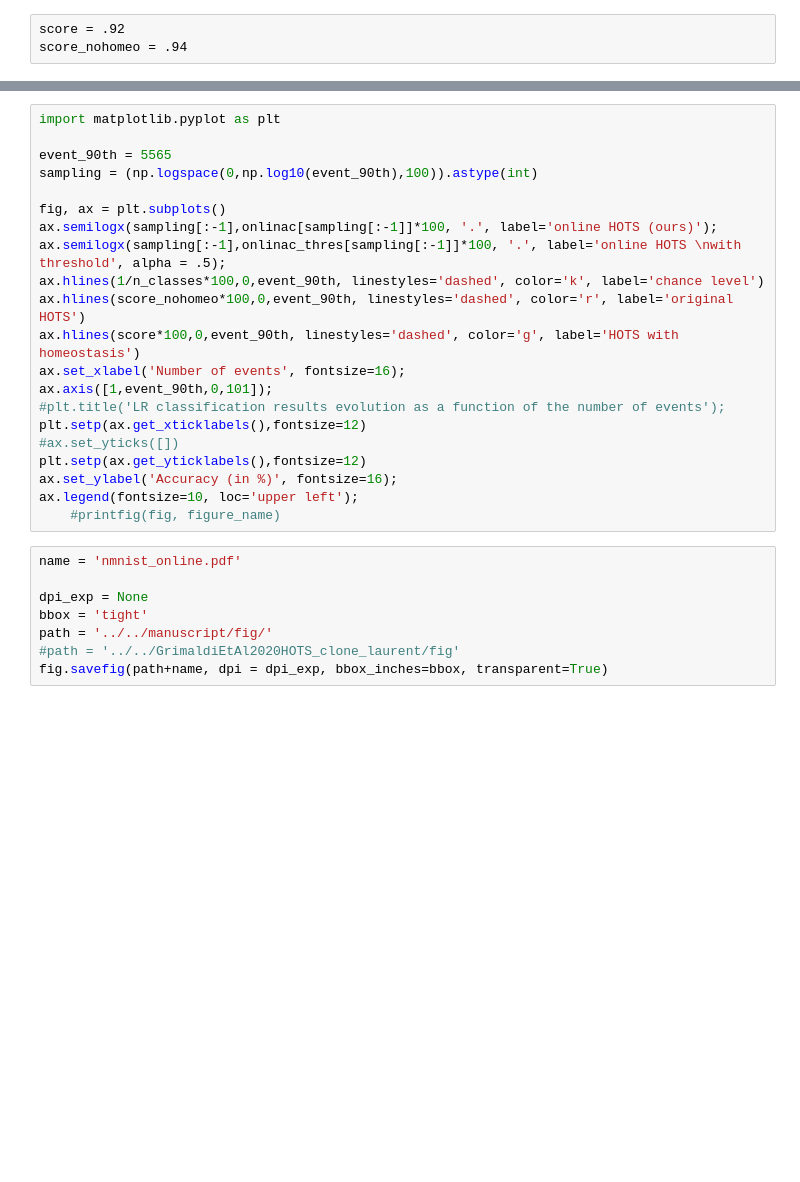
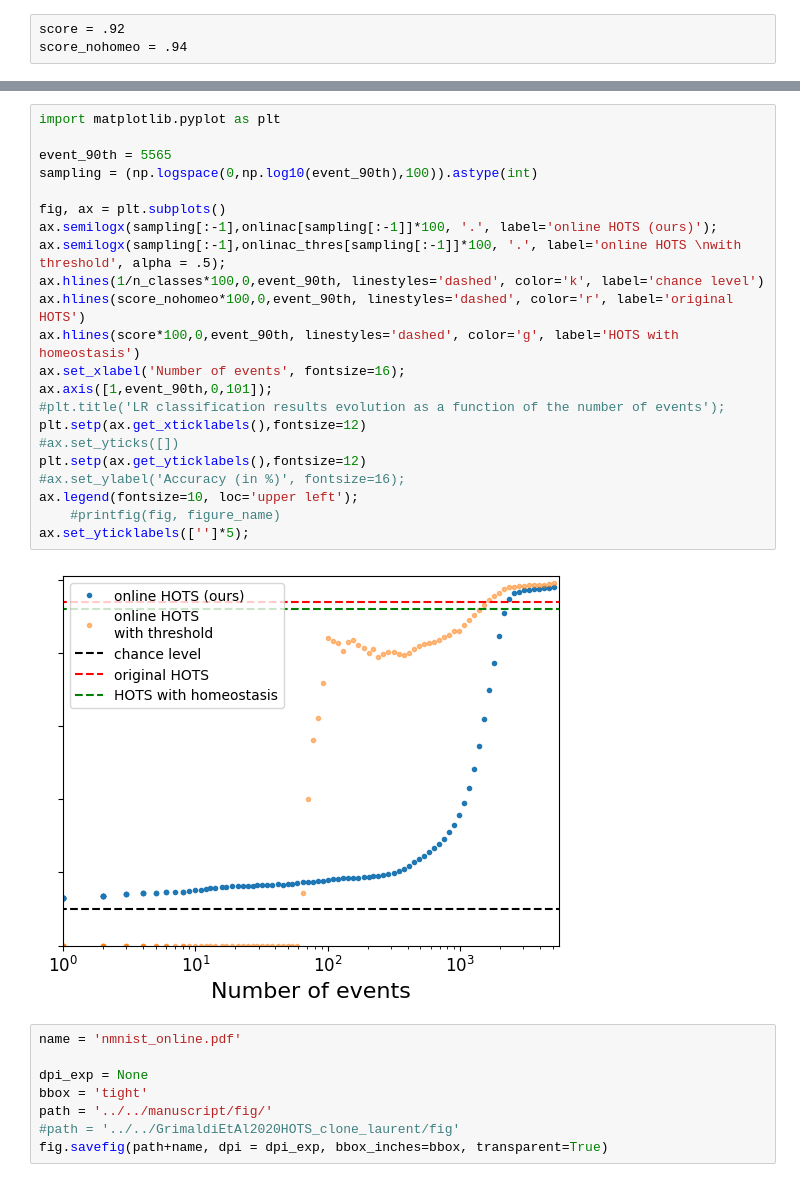
Before and after one commit to AntoineGrimaldi/hotsline, a Jupyter notebook: notebooks/RESULTS_NMNIST.ipynb, the cells around one changed output, grey strips where cells are left out. Cells and saved outputs as stored; diff of their text form; blank space fills up the shorter version.

```diff
--- a/notebooks/RESULTS_NMNIST.ipynb
+++ b/notebooks/RESULTS_NMNIST.ipynb
@@ -163,24 +161,27 @@ Highest probability accuracy: 97.39999999999999%
 # %%
 import matplotlib.pyplot as plt
 
 event_90th = 5565
 sampling = (np.logspace(0,np.log10(event_90th),100)).astype(int)
 
 fig, ax = plt.subplots()
 ax.semilogx(sampling[:-1],onlinac[sampling[:-1]]*100, '.', label='online HOTS (ours)');
 ax.semilogx(sampling[:-1],onlinac_thres[sampling[:-1]]*100, '.', label='online HOTS \nwith threshold', alpha = .5);
 ax.hlines(1/n_classes*100,0,event_90th, linestyles='dashed', color='k', label='chance level')
 ax.hlines(score_nohomeo*100,0,event_90th, linestyles='dashed', color='r', label='original HOTS')
 ax.hlines(score*100,0,event_90th, linestyles='dashed', color='g', label='HOTS with homeostasis')
 ax.set_xlabel('Number of events', fontsize=16);
 ax.axis([1,event_90th,0,101]);
 #plt.title('LR classification results evolution as a function of the number of events');
 plt.setp(ax.get_xticklabels(),fontsize=12)
 #ax.set_yticks([])
 plt.setp(ax.get_yticklabels(),fontsize=12)
-ax.set_ylabel('Accuracy (in %)', fontsize=16);
+#ax.set_ylabel('Accuracy (in %)', fontsize=16);
 ax.legend(fontsize=10, loc='upper left');
     #printfig(fig, figure_name)
+ax.set_yticklabels(['']*5);
+# %% [output]
+[figure, added]
 # %%
 name = 'nmnist_online.pdf'
 
```
Also changed, not shown: parts of 4 cells of this notebook, 2 other files.
